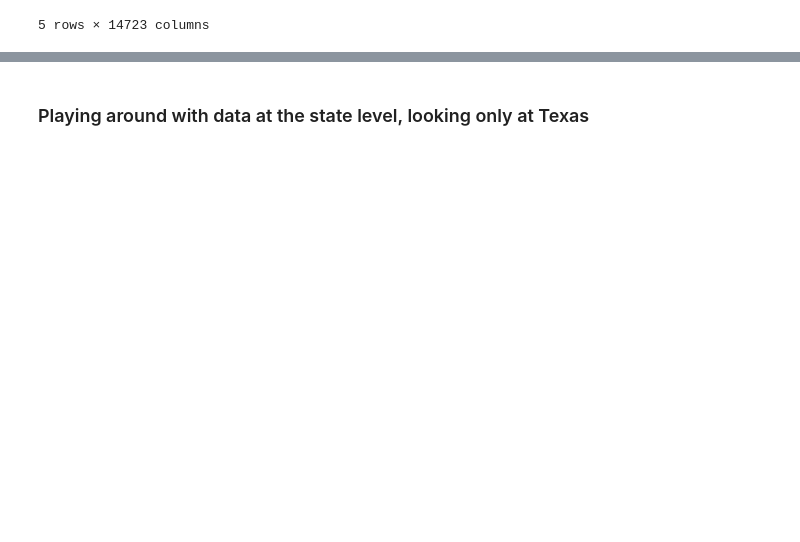
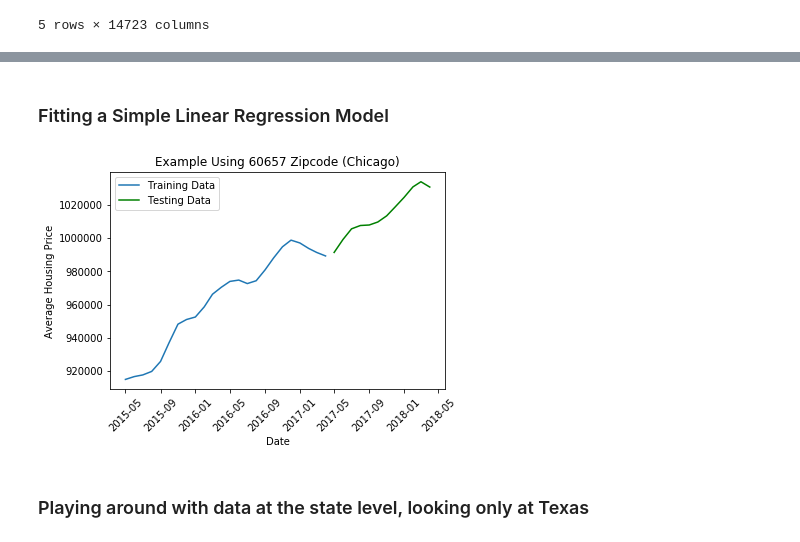
Before and after one commit to lindseyberlin/dsc-mod-4-project, a Jupyter notebook: Initial.ipynb, the cells around one changed output, grey strips where cells are left out. Saved outputs shown, nothing was run; the diff lists cells and outputs as text; code cells hidden in the pictures; blank space fills up the shorter version.

```diff
--- a/Initial.ipynb
+++ b/Initial.ipynb
@@ -102,0 +111,4 @@ plt.show()
+# %%
+# Creating a df of the last year of the national data, as our test data
+df_future = df_t.loc["2017-05":"2018-04"]
+df_future
@@ -102,0 +130,4 @@ plt.show()
+# %%
+# Creating a training dataframe from the previous 2 years of the national data
+df_past = df_t.loc["2015-05":"2017-04"]
+df_past
@@ -102,0 +153,2 @@ plt.show()
+# %% [markdown]
+### Fitting a Simple Linear Regression Model
@@ -103,3 +157,24 @@ plt.show()
+# %%
+# Plotting the first zipcode in our dataframe, just to get a sense of what a
+# column in our data actually looks like visually
+
+ex_x_train = df_past.index
+ex_y_train = df_past[60657]
+ex_x_test = df_future.index
+ex_y_test = df_future[60657]
+
+plt.plot(ex_x_train, ex_y_train, label="Training Data")
+plt.plot(ex_x_test, ex_y_test, color="green", label="Testing Data")
+
+plt.title("Example Using 60657 Zipcode (Chicago)")
+plt.xlabel("Date")
+plt.ylabel("Average Housing Price")
+plt.xticks(rotation=45)
+plt.legend()
+
+plt.show()
+# %% [output]
+[figure, added]
 # %% [markdown]
 ### Playing around with data at the state level, looking only at Texas
 # %%
```
Also changed, not shown: parts of 44 cells of this notebook.
